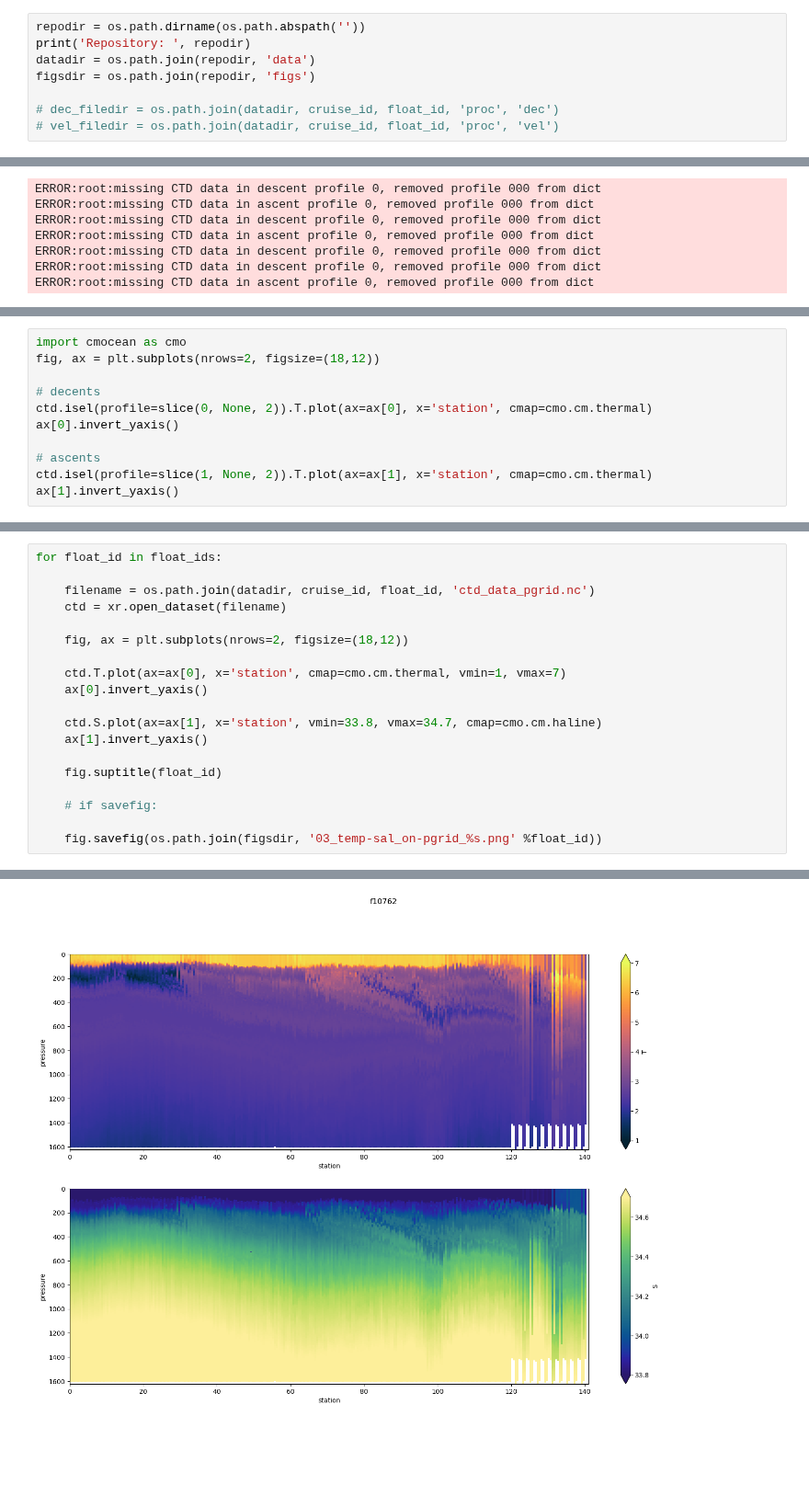
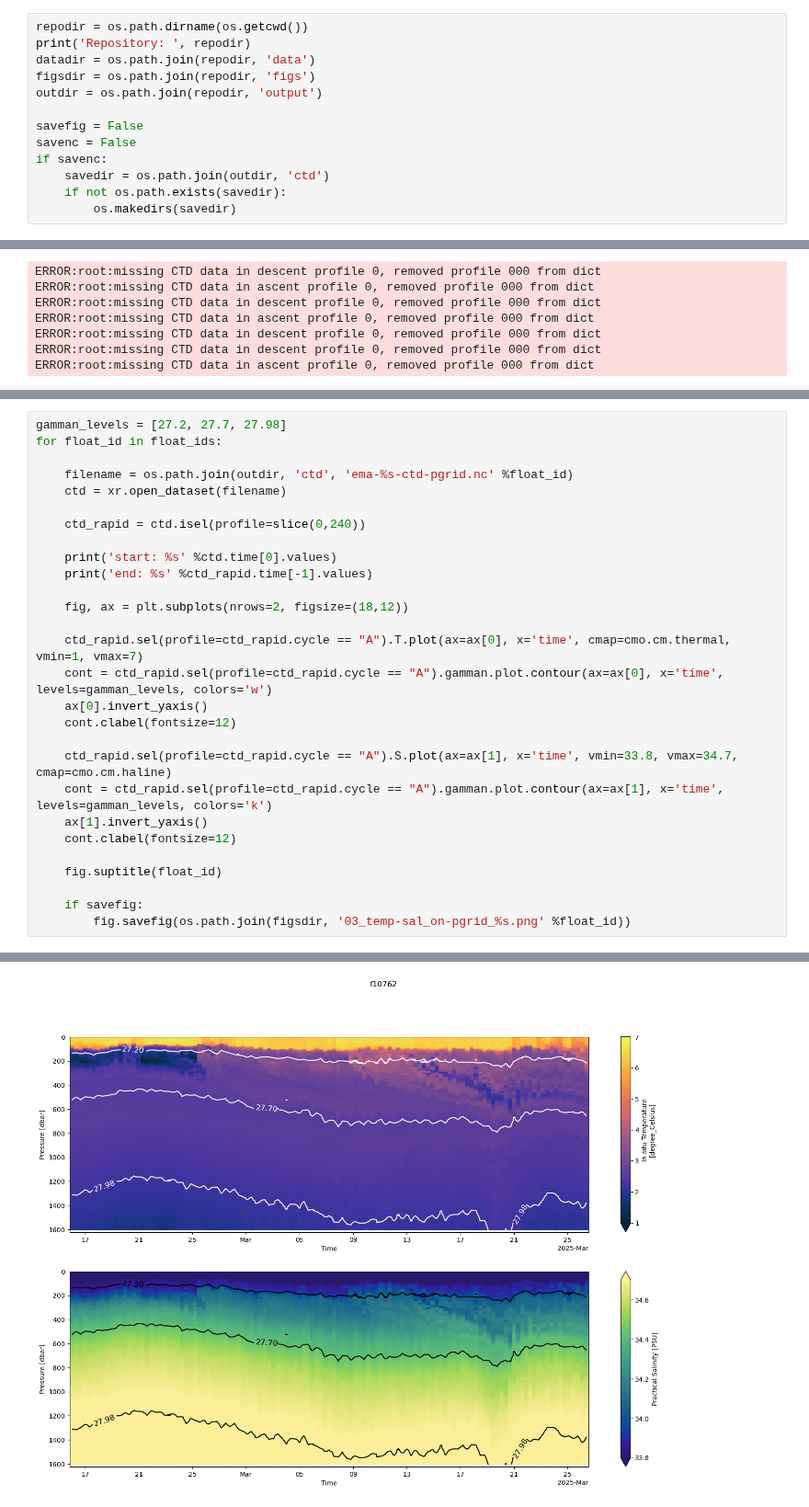
Before and after one commit to southern-ocean-dynamics/ema-seir-pf, a Jupyter notebook: notebooks/03_structure-ctd-data.ipynb, the cells around one changed output, grey strips where cells are left out. Shown at 92% size. Drawn from its saved outputs; the diff is of its cells as text; blank space fills up the shorter version.

```diff
--- a/notebooks/03_structure-ctd-data.ipynb
+++ b/notebooks/03_structure-ctd-data.ipynb
@@ -13,13 +34,18 @@ import matplotlib.pyplot as plt
 cruise_id = 'sofe'
 float_ids = ['f10761', 'f10762', 'f10763']
 # %%
-repodir = os.path.dirname(os.path.abspath(''))
+repodir = os.path.dirname(os.getcwd())
 print('Repository: ', repodir)
 datadir = os.path.join(repodir, 'data')
 figsdir = os.path.join(repodir, 'figs')
+outdir = os.path.join(repodir, 'output')
 
-# dec_filedir = os.path.join(datadir, cruise_id, float_id, 'proc', 'dec')
-# vel_filedir = os.path.join(datadir, cruise_id, float_id, 'proc', 'vel')
+savefig = False
+savenc = False
+if savenc:
+    savedir = os.path.join(outdir, 'ctd')
+    if not os.path.exists(savedir):
+        os.makedirs(savedir)
 # %% [output]
 Repository:  /home/jjmeijer/Repos/ema-seir-pf
 # %%
@@ -340,11 +405,0 @@ fig.legend()
-# %%
-import cmocean as cmo
-fig, ax = plt.subplots(nrows=2, figsize=(18,12))
-
-# decents
-ctd.isel(profile=slice(0, None, 2)).T.plot(ax=ax[0], x='station', cmap=cmo.cm.thermal)
-ax[0].invert_yaxis()
-
-# ascents
-ctd.isel(profile=slice(1, None, 2)).T.plot(ax=ax[1], x='station', cmap=cmo.cm.thermal)
-ax[1].invert_yaxis()
@@ -353,20 +406,29 @@ ax[1].invert_yaxis()
 # %%
+gamman_levels = [27.2, 27.7, 27.98]
 for float_id in float_ids:
 
-    filename = os.path.join(datadir, cruise_id, float_id, 'ctd_data_pgrid.nc')
+    filename = os.path.join(outdir, 'ctd', 'ema-%s-ctd-pgrid.nc' %float_id)
     ctd = xr.open_dataset(filename)
+
+    ctd_rapid = ctd.isel(profile=slice(0,240))
+
+    print('start: %s' %ctd.time[0].values)
+    print('end: %s' %ctd_rapid.time[-1].values)
 
     fig, ax = plt.subplots(nrows=2, figsize=(18,12))
 
-    ctd.T.plot(ax=ax[0], x='station', cmap=cmo.cm.thermal, vmin=1, vmax=7)
+    ctd_rapid.sel(profile=ctd_rapid.cycle == "A").T.plot(ax=ax[0], x='time', cmap=cmo.cm.thermal, vmin=1, vmax=7)
+    cont = ctd_rapid.sel(profile=ctd_rapid.cycle == "A").gamman.plot.contour(ax=ax[0], x='time', levels=gamman_levels, colors='w')
     ax[0].invert_yaxis()
+    cont.clabel(fontsize=12)
 
-    ctd.S.plot(ax=ax[1], x='station', vmin=33.8, vmax=34.7, cmap=cmo.cm.haline)
+    ctd_rapid.sel(profile=ctd_rapid.cycle == "A").S.plot(ax=ax[1], x='time', vmin=33.8, vmax=34.7, cmap=cmo.cm.haline)
+    cont = ctd_rapid.sel(profile=ctd_rapid.cycle == "A").gamman.plot.contour(ax=ax[1], x='time', levels=gamman_levels, colors='k')
     ax[1].invert_yaxis()
+    cont.clabel(fontsize=12)
 
     fig.suptitle(float_id)
 
-    # if savefig:
-
-    fig.savefig(os.path.join(figsdir, '03_temp-sal_on-pgrid_%s.png' %float_id))
+    if savefig:
+        fig.savefig(os.path.join(figsdir, '03_temp-sal_on-pgrid_%s.png' %float_id))
 # %% [output]
@@ -374 +442 @@ for float_id in float_ids:
-[figure, old version]
+[figure, new version]
```
Also changed, not shown: parts of 9 cells of this notebook.
